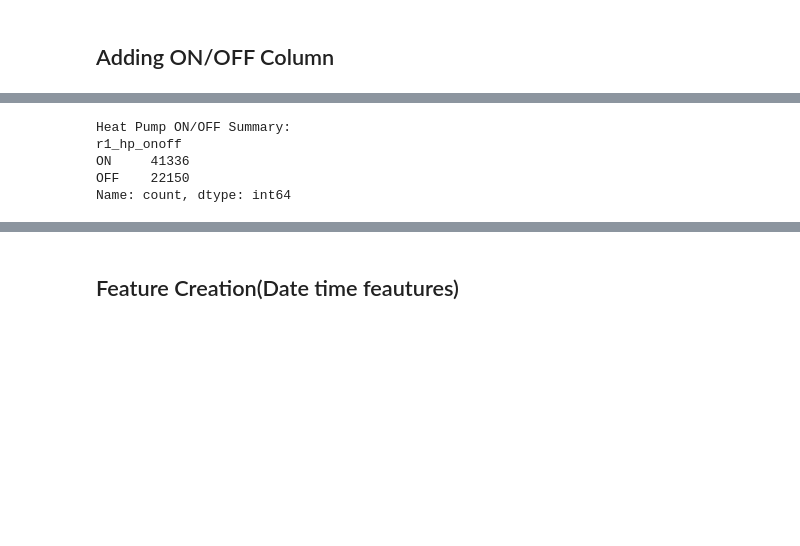
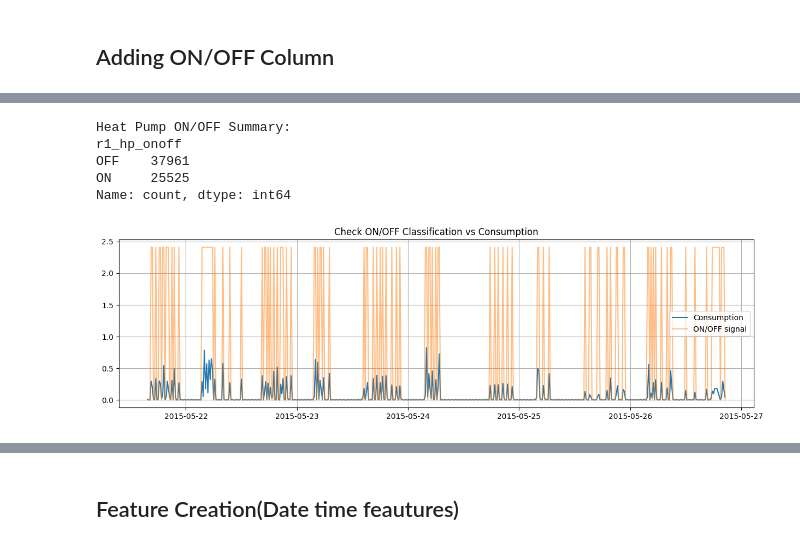
Before and after one commit to roushansr/Energy_Management, a Jupyter notebook: Code_Medium.ipynb, the cells around one changed output, grey strips where cells are left out. Cells and saved outputs as stored; diff of their text form; code cells hidden in the pictures; blank space fills up the shorter version.

```diff
--- a/Code_Medium.ipynb
+++ b/Code_Medium.ipynb
@@ -189,10 +189,8 @@ plt.show()
 ## Adding ON/OFF Column
 # %%
 # Create ON/OFF column: 1 if heat pump was ON, 0 if OFF
+# It works fine, but:It might be too sensitive to noise (e.g., 0.001 kWh is not meaningful). Might misclassify short spikes or drops in cumulative readings.
+# so chose to consider 0.01 as threshold instead of 0
 
-df['r1_hp_onoff'] = (df['r1_hp'] > 0).astype(int)
-
-# Check result
-print(df[['r1_hp', 'r1_hp_onoff']].head(20))
-print("\nValue counts:")
-print(df['r1_hp_onoff'].value_counts())
+threshold = 0.05
+df['r1_hp_onoff'] = (df['r1_hp'] > threshold).astype(int)
@@ -223,6 +226,6 @@ print(on_off_counts)
 # %% [output]
 Heat Pump ON/OFF Summary:
 r1_hp_onoff
-ON     41336
-OFF    22150
+OFF    37961
+ON     25525
 Name: count, dtype: int64
@@ -233,0 +232,12 @@ Name: count, dtype: int64
+# %%
+# ON/OFF Plot
+
+plt.figure(figsize=(15,4))
+plt.plot(df.index[:500], df['r1_hp'][:500], label="Consumption")
+plt.plot(df.index[:500], df['r1_hp_onoff'][:500]*df['r1_hp'].max(), label="ON/OFF signal", alpha=0.5)
+plt.legend()
+plt.title("Check ON/OFF Classification vs Consumption")
+plt.grid(True)
+plt.show()
+# %% [output]
+[figure, added]
```
Also changed, not shown: parts of 7 cells of this notebook.
